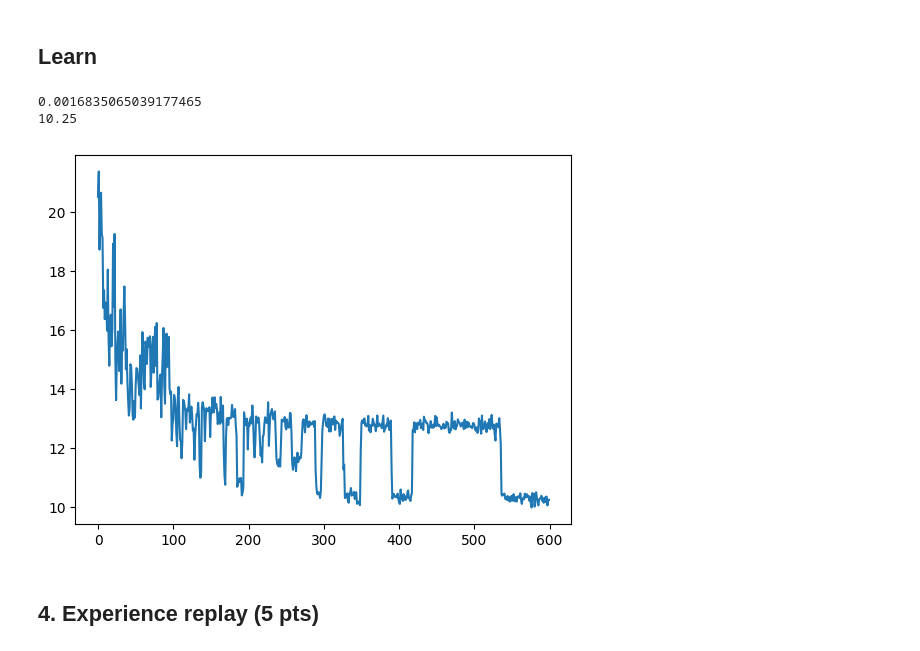
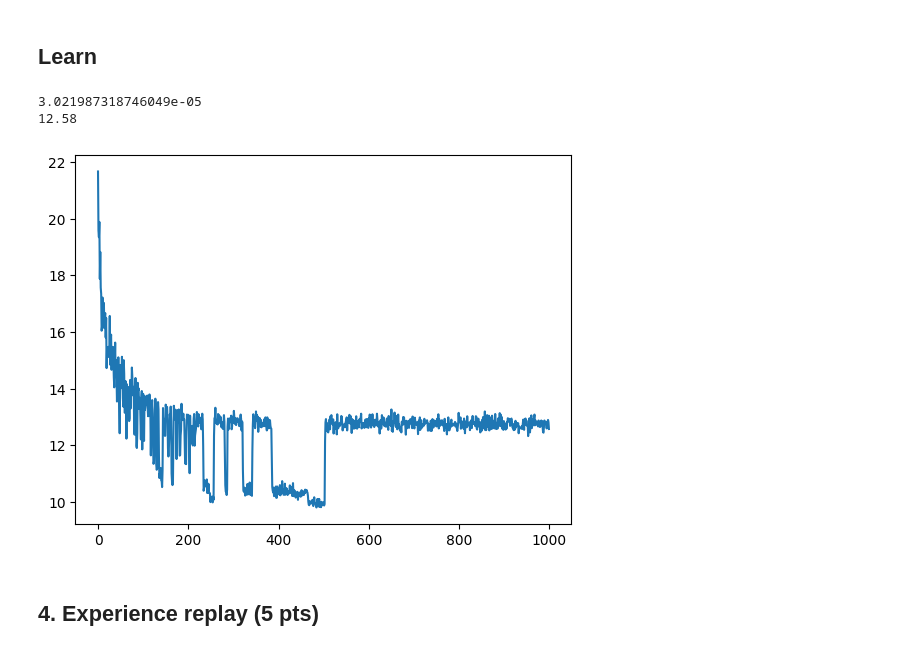
Before and after one commit to CottageCheesse/ML-AESC-11-RD, a Jupyter notebook: ql/task_qlearning.ipynb, the cells around one changed output. Drawn from its saved outputs; the diff is of its cells as text; code cells hidden in the pictures.

```diff
--- a/ql/task_qlearning.ipynb
+++ b/ql/task_qlearning.ipynb
@@ -269,24 +253,24 @@ agent = QLearningAgent(alpha=0.7,epsilon=0.7,discount=0.95,
 # %%
 rewards = []
 rewBuf = []
 ma = -1000000000000
-for i in range(600):
+for i in range(1000):
     for i in range(100):
         rewards.append(play_and_train(env,agent))
     agent.epsilon *= 0.99
     rewBuf.append(np.mean(rewards[-100:]))
     clear_output(True)
     print(agent.epsilon)
     print(rewBuf[-1])
     plt.plot(rewBuf)
     if(rewBuf[-1] > 195):
         print("Win!")
         break
     plt.show()
 # %% [output]
-0.0016835065039177465
-10.25
+3.021987318746049e-05
+12.58
-[figure, old version]
+[figure, new version]
 # %% [markdown]
 ## 4. Experience replay (5 pts)
 # %%
```
Also changed, not shown: parts of 5 cells of this notebook.
